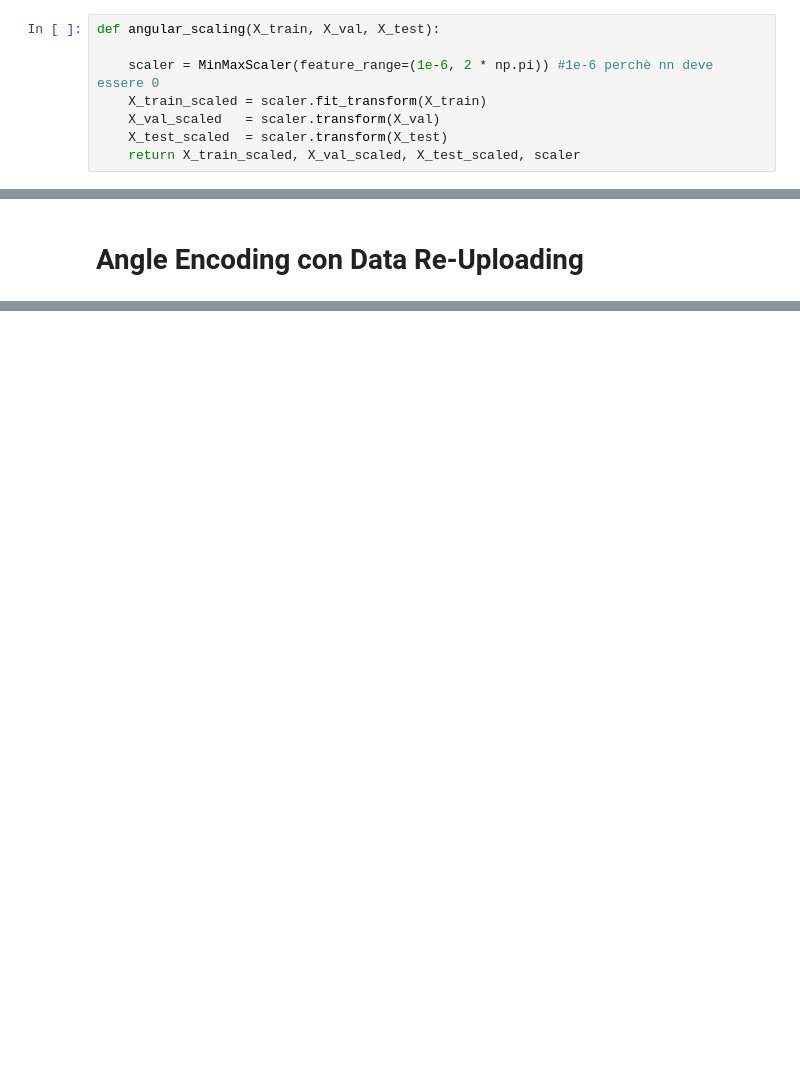
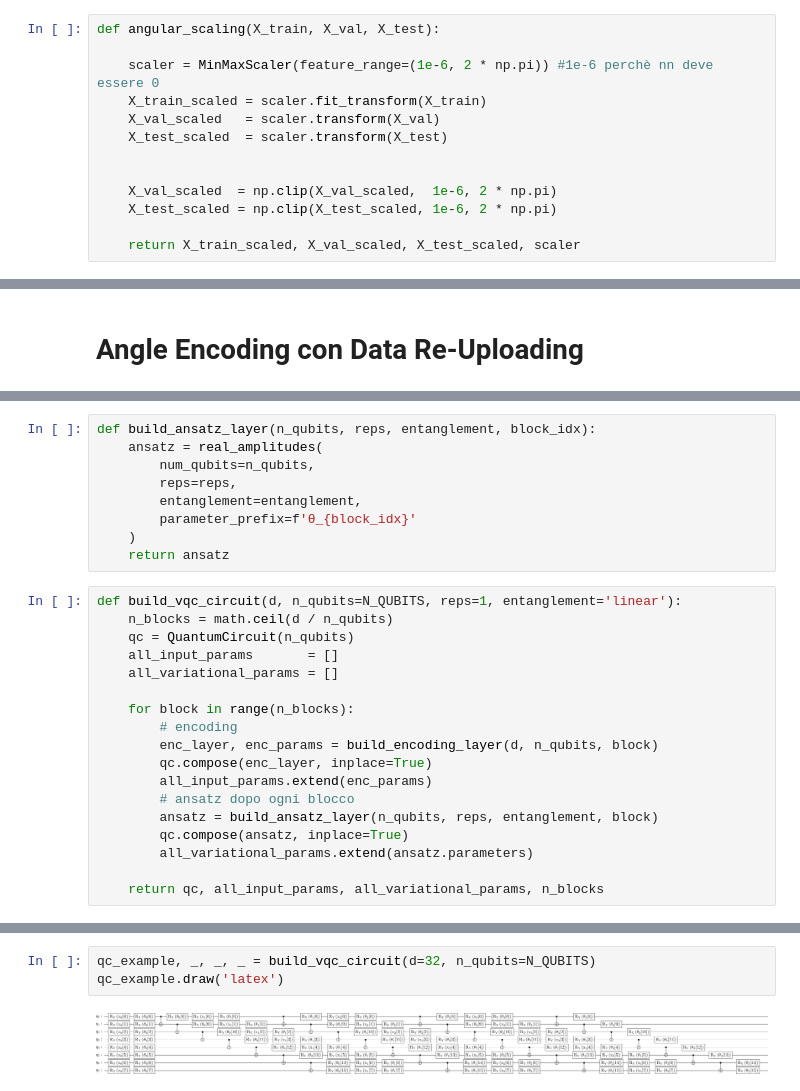
Before and after one commit to dariasimonetti/Quantum-Decision-Boundaries, a Jupyter notebook: src/quantum_baseline.ipynb, the cells around one changed output, grey strips where cells are left out. Cells and saved outputs as stored; diff of their text form; blank space fills up the shorter version.

Commit message:
Creazione ansatz di base

```diff
--- a/src/quantum_baseline.ipynb
+++ b/src/quantum_baseline.ipynb
@@ -21,6 +36,11 @@ def angular_scaling(X_train, X_val, X_test):
     X_train_scaled = scaler.fit_transform(X_train)
     X_val_scaled   = scaler.transform(X_val)
     X_test_scaled  = scaler.transform(X_test)
+
+
+    X_val_scaled  = np.clip(X_val_scaled,  1e-6, 2 * np.pi)
+    X_test_scaled = np.clip(X_test_scaled, 1e-6, 2 * np.pi)
+
     return X_train_scaled, X_val_scaled, X_test_scaled, scaler
 # %%
 for d in COMPONENTS:
@@ -137,0 +166,27 @@ q_5: ┤ Ry(x_0[5]) ├┤ Ry(x_1[5]) ├┤ Ry(x_2[5]) ├┤ Ry(x_3[5]) ├┤
+# %%
+def build_ansatz_layer(n_qubits, reps, entanglement, block_idx):
+    ansatz = real_amplitudes(
+        num_qubits=n_qubits,
+        reps=reps,
+        entanglement=entanglement,
+        parameter_prefix=f'θ_{block_idx}'
+    )
+    return ansatz
+# %%
+def build_vqc_circuit(d, n_qubits=N_QUBITS, reps=1, entanglement='linear'):
+    n_blocks = math.ceil(d / n_qubits)
+    qc = QuantumCircuit(n_qubits)
+    all_input_params       = []
+    all_variational_params = []
+
+    for block in range(n_blocks):
+        # encoding
+        enc_layer, enc_params = build_encoding_layer(d, n_qubits, block)
+        qc.compose(enc_layer, inplace=True)
+        all_input_params.extend(enc_params)
+        # ansatz dopo ogni blocco
+        ansatz = build_ansatz_layer(n_qubits, reps, entanglement, block)
+        qc.compose(ansatz, inplace=True)
+        all_variational_params.extend(ansatz.parameters)
+
+    return qc, all_input_params, all_variational_params, n_blocks
@@ -137,0 +203,5 @@ q_5: ┤ Ry(x_0[5]) ├┤ Ry(x_1[5]) ├┤ Ry(x_2[5]) ├┤ Ry(x_3[5]) ├┤
+# %%
+qc_example, _, _, _ = build_vqc_circuit(d=32, n_qubits=N_QUBITS)
+qc_example.draw('latex')
+# %% [output]
+[figure, added]
```
Also changed, not shown: parts of 20 cells of this notebook.
